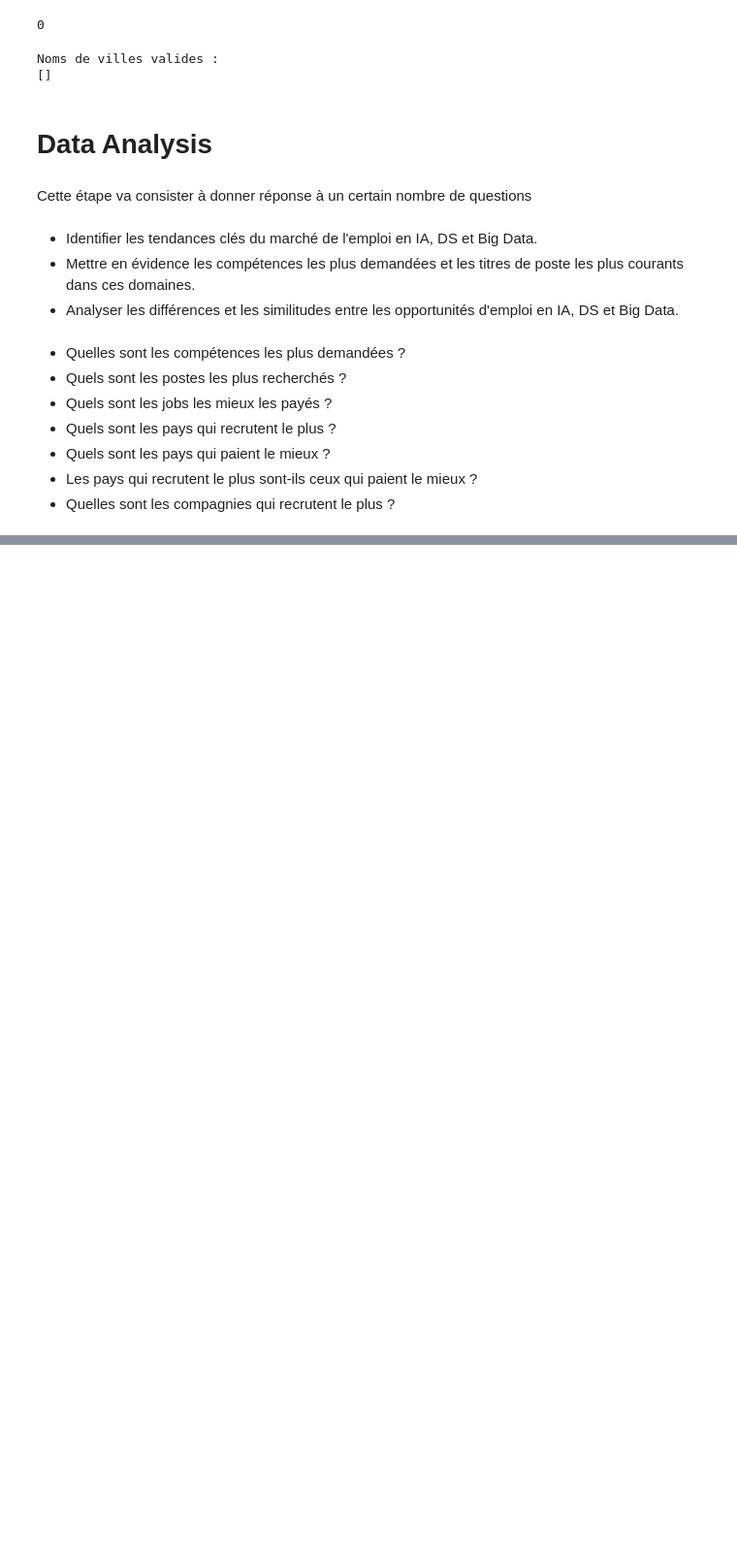
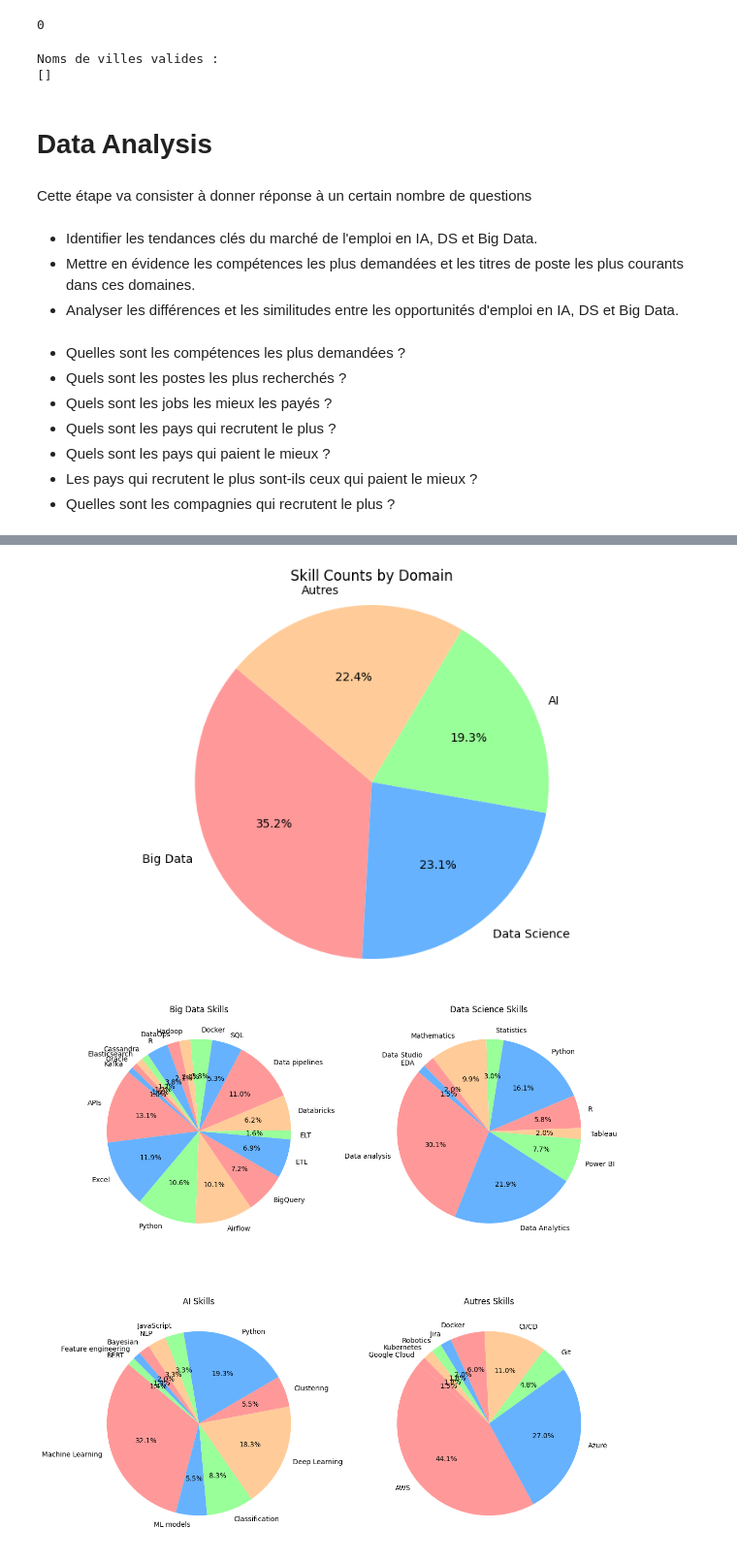
Before and after one commit to Hammilidi/Jobs, a Jupyter notebook: Jobs_Analysis.ipynb, the cells around one changed output, grey strips where cells are left out. Shown at 97% size. Drawn from its saved outputs; the diff is of its cells as text; code cells hidden in the pictures; blank space fills up the shorter version.

```diff
--- a/Jobs_Analysis.ipynb
+++ b/Jobs_Analysis.ipynb
@@ -658,0 +750,43 @@ Les résultats présents nous révèlent que dans les compétences les plus dema
+# %%
+# Create a dictionary to hold the skills for each domain
+domains = {
+    'Big Data': ['APIs', 'Excel', 'Python', 'Airflow', 'Data Management', 'BigQuery', 'ETL', 'ELT', 'Data Warehouse',
+                 'Databricks', 'Data pipelines', 'Data Government', 'SQL', 'Docker', 'Hadoop', 'DataOps', 'R',
+                 'Data Strategy', 'Distributed Systems*', 'Cassandra', 'Elasticsearch', 'Oracle', 'Kafka', 'Sparkflow',
+                 'Data'],
+    'Data Science': ['Data mining', 'Data analysis', 'Data Analytics', 'Data Vizualisation', 'Power BI', 'Tableau',
+                     'Buisiness Intelligence', 'R', 'Python', 'Statistics', 'Mathematics', 'Data Studio', 'EDA'],
+    'AI': ['Machine Learning', 'ML models', 'Classification', 'Deep Learning', 'Clustering', 'Computer vision', 'Python',
+           'JavaScript', 'NLP', 'Bayesian', 'Feature engineering', 'BERT'],
+    'Autres': ['AWS', 'Azure', 'Git', 'CI/CD', 'Docker', 'Jira', 'Robotics', 'Kubernetes', 'Google Cloud']
+}
+
+# Create a dictionary to hold the total occurrences for each domain
+domain_counts = {domain: 0 for domain in domains}
+
+# Calculate the total occurrences for each domain
+for domain, skills in domains.items():
+    domain_counts[domain] = sum(total_skill_counts[skill] for skill in skills if skill in total_skill_counts)
+
+# Plot the pie chart for domain counts
+plt.figure(figsize=(10, 6))
+plt.pie(domain_counts.values(), labels=domain_counts.keys(), autopct='%1.1f%%', startangle=140, colors=colors)
+plt.axis('equal')
+plt.title('Skill Counts by Domain')
+plt.show()
+
+# Plot the pie charts for each domain's skills
+fig, axs = plt.subplots(2, 2, figsize=(12, 12))
+axs = axs.flatten()
+
+for i, (domain, skills) in enumerate(domains.items()):
+    domain_skill_counts = {skill: total_skill_counts[skill] for skill in skills if skill in total_skill_counts}
+    axs[i].pie(domain_skill_counts.values(), labels=domain_skill_counts.keys(), autopct='%1.1f%%', startangle=140,
+               colors=colors)
+    axs[i].set_title(f'{domain} Skills')
+
+plt.tight_layout()
+plt.show()
+# %% [output]
+[figure, added]
+[figure, added]
```
Also changed, not shown: parts of 30 cells of this notebook.
